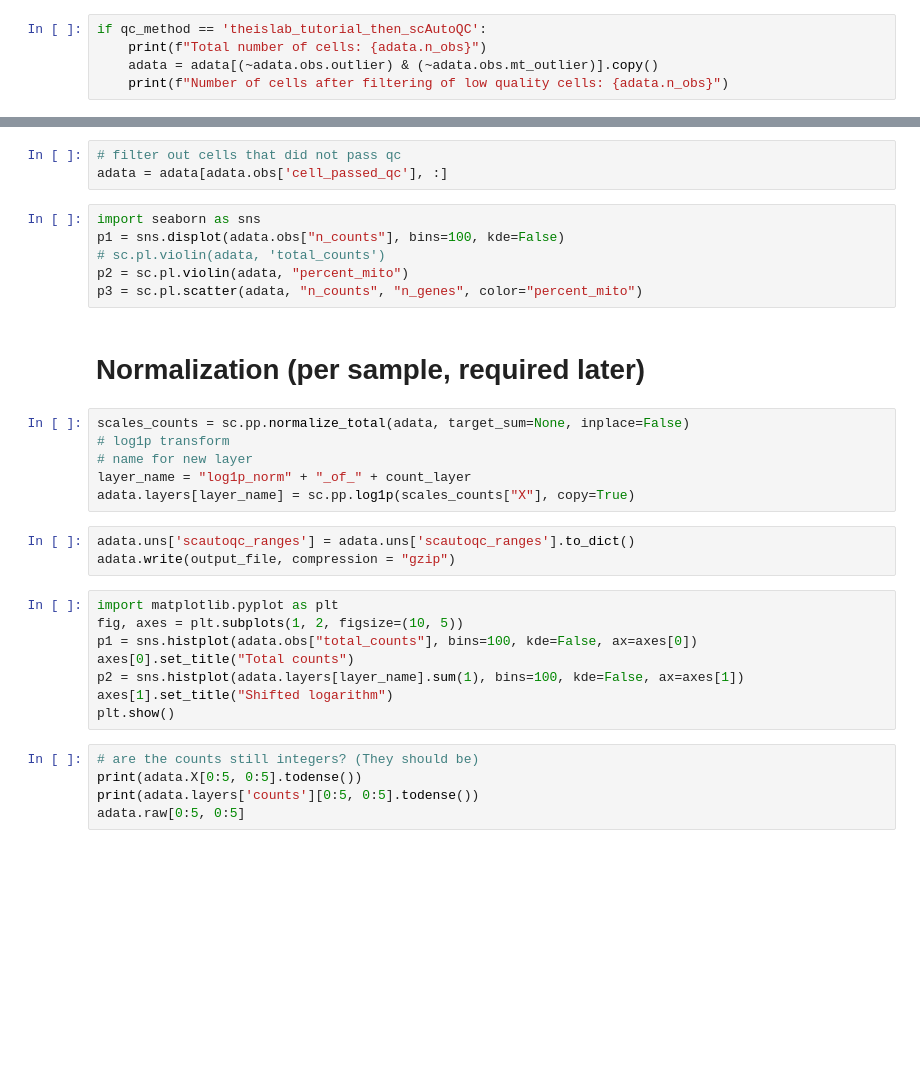
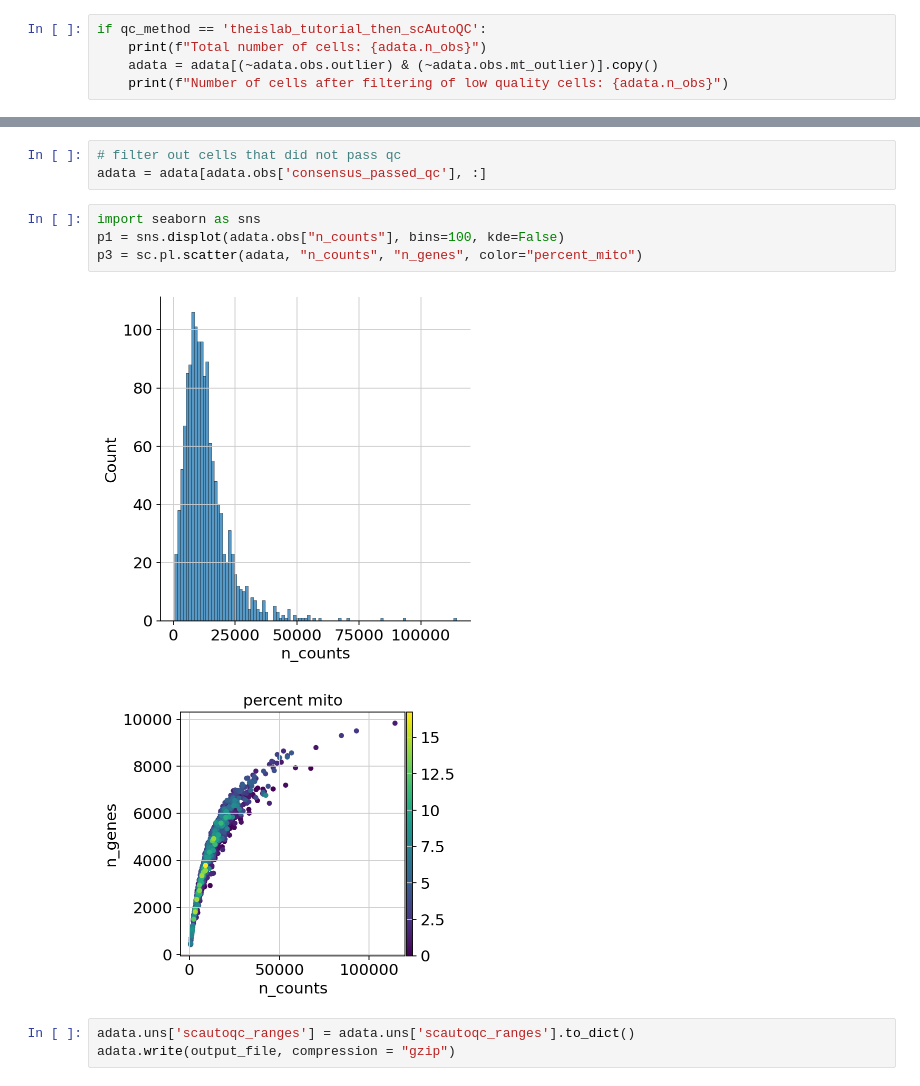
Before and after one commit to pedricolino/scRNA_CRC_3arm_pipeline, a Jupyter notebook: workflow/notebooks/sctk_scAutoQC.ipynb, the cells around one changed output, grey strips where cells are left out. Saved outputs shown, nothing was run; the diff lists cells and outputs as text; blank space fills up the shorter version.

```diff
--- a/workflow/notebooks/sctk_scAutoQC.ipynb
+++ b/workflow/notebooks/sctk_scAutoQC.ipynb
@@ -67,33 +196,13 @@ p3 = sc.pl.scatter(adata, "n_counts", "n_genes", color="percent_mito")
 # %%
 # filter out cells that did not pass qc
-adata = adata[adata.obs['cell_passed_qc'], :]
+adata = adata[adata.obs['consensus_passed_qc'], :]
 # %%
 import seaborn as sns
 p1 = sns.displot(adata.obs["n_counts"], bins=100, kde=False)
-# sc.pl.violin(adata, 'total_counts')
-p2 = sc.pl.violin(adata, "percent_mito")
 p3 = sc.pl.scatter(adata, "n_counts", "n_genes", color="percent_mito")
+# %% [output]
+[figure, added]
+[figure, added]
-# %% [markdown]
-# Normalization (per sample, required later)
-# %%
-scales_counts = sc.pp.normalize_total(adata, target_sum=None, inplace=False)
-# log1p transform
-# name for new layer
-layer_name = "log1p_norm" + "_of_" + count_layer
-adata.layers[layer_name] = sc.pp.log1p(scales_counts["X"], copy=True)
 # %%
 adata.uns['scautoqc_ranges'] = adata.uns['scautoqc_ranges'].to_dict()
 adata.write(output_file, compression = "gzip")
-# %%
-import matplotlib.pyplot as plt
-fig, axes = plt.subplots(1, 2, figsize=(10, 5))
-p1 = sns.histplot(adata.obs["total_counts"], bins=100, kde=False, ax=axes[0])
-axes[0].set_title("Total counts")
-p2 = sns.histplot(adata.layers[layer_name].sum(1), bins=100, kde=False, ax=axes[1])
-axes[1].set_title("Shifted logarithm")
-plt.show()
-# %%
-# are the counts still integers? (They should be)
-print(adata.X[0:5, 0:5].todense())
-print(adata.layers['counts'][0:5, 0:5].todense())
-adata.raw[0:5, 0:5]
```
Also changed, not shown: parts of 27 cells of this notebook, 1 other file.
